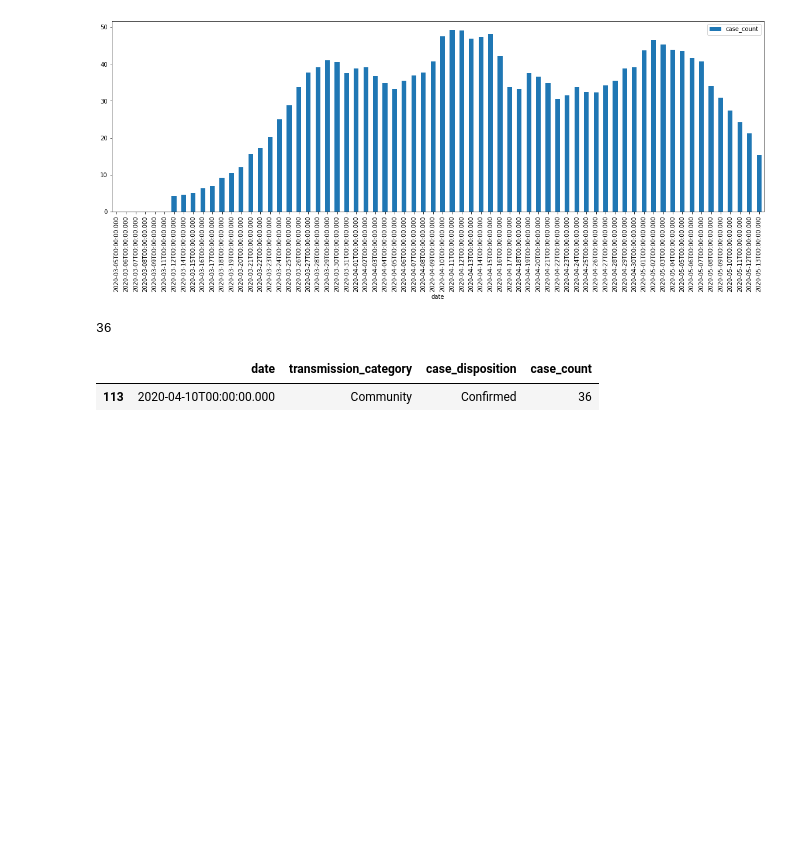
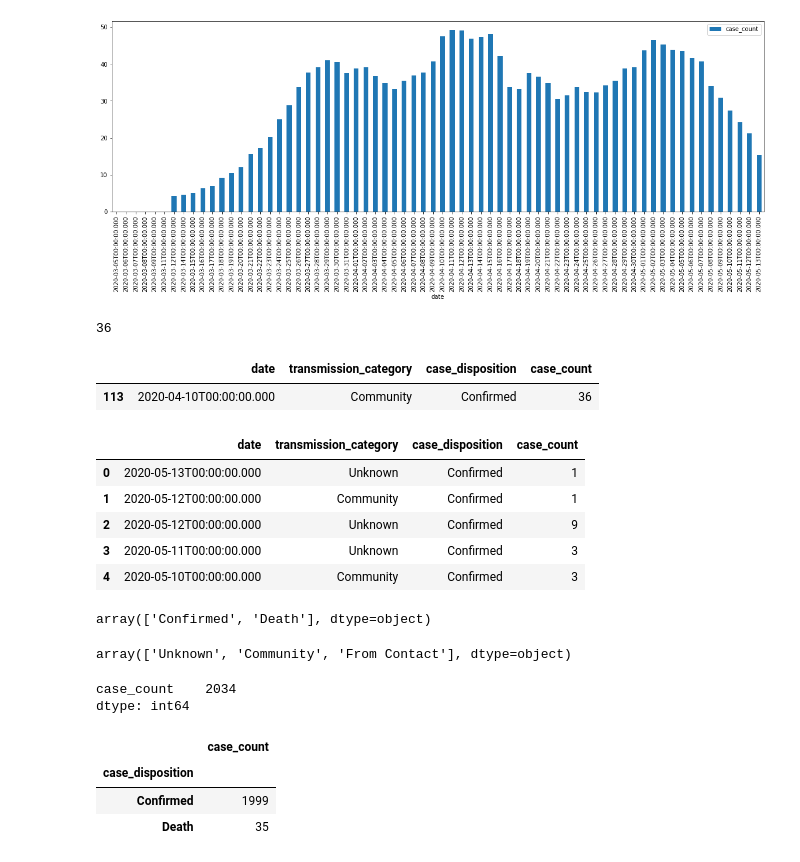
Before and after one commit to DMXMax/covid19, a Jupyter notebook: coviddata.ipynb, the cells around one changed output. Cells and saved outputs as stored; diff of their text form; code cells hidden in the pictures; blank space fills up the shorter version.

```diff
--- a/coviddata.ipynb
+++ b/coviddata.ipynb
@@ -593,3 +593,32 @@ res[res.case_count == 36]
 # %% [output]
 |  | date | transmission_category | case_disposition | case_count |
 | 113 | 2020-04-10T00:00:00.000 | Community | Confirmed | 36 |
+# %%
+results_df.head()
+# %% [output]
+|  | date | transmission_category | case_disposition | case_count |
+| 0 | 2020-05-13T00:00:00.000 | Unknown | Confirmed | 1 |
+| 1 | 2020-05-12T00:00:00.000 | Community | Confirmed | 1 |
+| 2 | 2020-05-12T00:00:00.000 | Unknown | Confirmed | 9 |
+| 3 | 2020-05-11T00:00:00.000 | Unknown | Confirmed | 3 |
+| 4 | 2020-05-10T00:00:00.000 | Community | Confirmed | 3 |
+# %%
+results_df.case_disposition.unique()
+# %% [output]
+array(['Confirmed', 'Death'], dtype=object)
+# %%
+results_df.transmission_category.unique()
+# %% [output]
+array(['Unknown', 'Community', 'From Contact'], dtype=object)
+# %%
+res.groupby(by='transmission_category').sum().sum()
+# %% [output]
+case_count    2034
+dtype: int64
+# %%
+res.groupby(by='case_disposition').sum()
+# %% [output]
+|  | case_count |
+| case_disposition |  |
+| Confirmed | 1999 |
+| Death | 35 |
```
